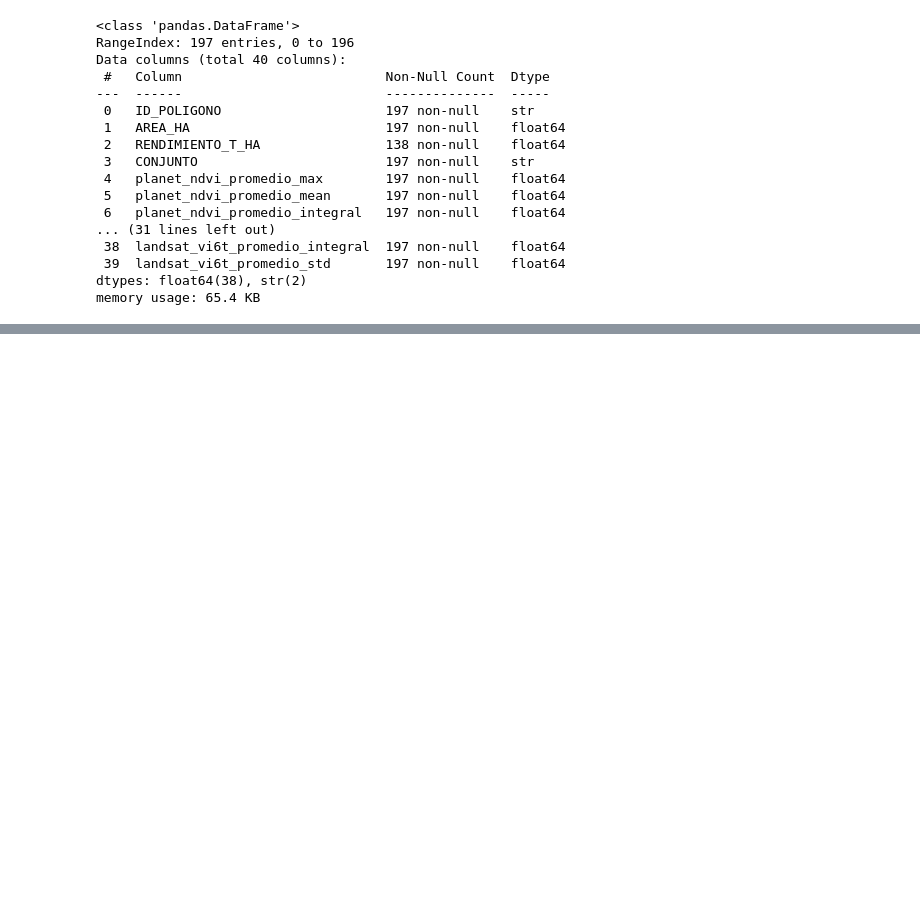
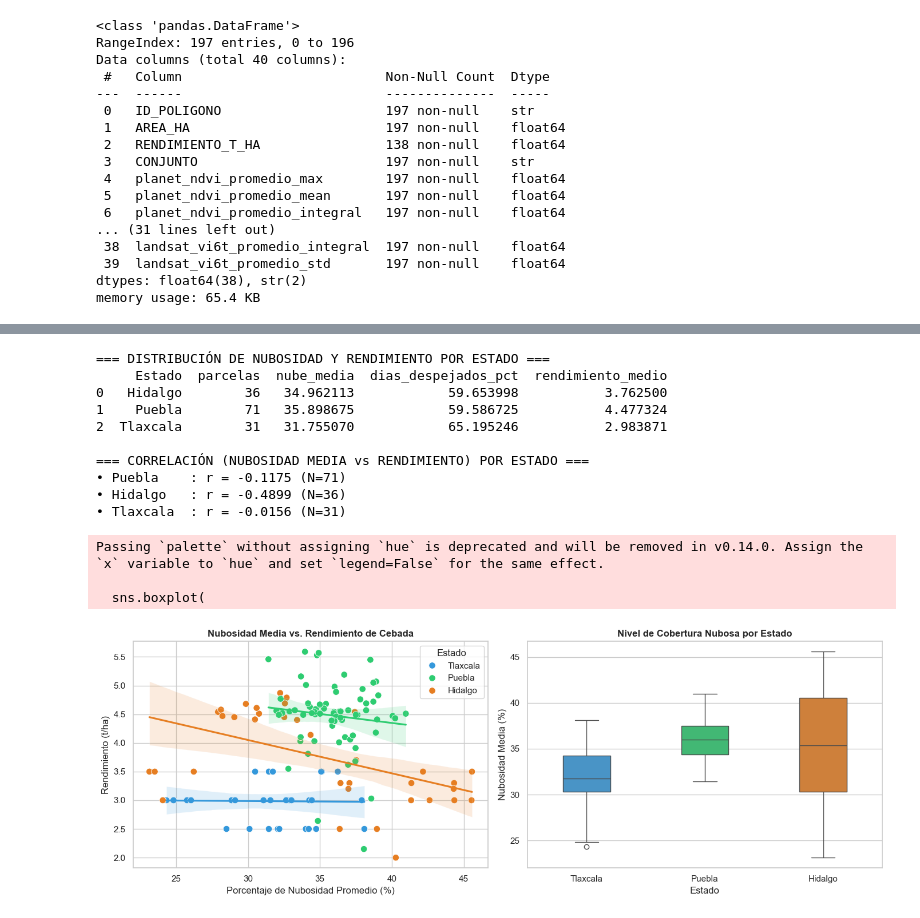
Before and after one commit to gerarsau07/AgroRaices, a Jupyter notebook: exploracion.ipynb, the cells around one changed output, grey strips where cells are left out. Drawn from its saved outputs; the diff is of its cells as text; code cells hidden in the pictures; blank space fills up the shorter version.

```diff
--- a/exploracion.ipynb
+++ b/exploracion.ipynb
@@ -525,0 +546,76 @@ memory usage: 65.4 KB
+# %%
+import matplotlib.pyplot as plt
+import seaborn as sns
+
+df_plot_nubes = df_nubes.dropna(subset=['RENDIMIENTO_T_HA']).copy()
+
+# A. Tabla resumen de nubosidad por estado
+resumen_nubes = df_plot_nubes.groupby('Estado').agg(
+    parcelas=('ID_POLIGONO', 'count'),
+    nube_media=('nube_mean', 'mean'),
+    dias_despejados_pct=('nube_dias_despejados', lambda x: x.mean() * 100),
+    rendimiento_medio=('RENDIMIENTO_T_HA', 'mean')
+).reset_index()
+
+print("=== DISTRIBUCIÓN DE NUBOSIDAD Y RENDIMIENTO POR ESTADO ===")
+print(resumen_nubes)
+
+# B. Correlaciones intra-estado (¿A mayor nubosidad, mayor o menor rendimiento?)
+print("\n=== CORRELACIÓN (NUBOSIDAD MEDIA vs RENDIMIENTO) POR ESTADO ===")
+for est in ['Puebla', 'Hidalgo', 'Tlaxcala']:
+    sub = df_plot_nubes[df_plot_nubes['Estado'] == est]
+    r = sub['nube_mean'].corr(sub['RENDIMIENTO_T_HA'])
+    print(f"• {est:<10}: r = {r:.4f} (N={len(sub)})")
+
+# C. Gráfica de Dispersión: Nubosidad vs Rendimiento
+fig, axes = plt.subplots(1, 2, figsize=(14, 5))
+sns.set_theme(style="whitegrid")
+
+# Dispersión general y por estado
+sns.scatterplot(
+    data=df_plot_nubes,
+    x='nube_mean',
+    y='RENDIMIENTO_T_HA',
+    hue='Estado',
+    palette={'Puebla': '#2ecc71', 'Hidalgo': '#e67e22', 'Tlaxcala': '#3498db'},
+    s=70,
+    ax=axes[0]
+)
+sns.regplot(data=df_plot_nubes[df_plot_nubes['Estado']=='Puebla'], x='nube_mean', y='RENDIMIENTO_T_HA', scatter=False, ax=axes[0], color='#2ecc71')
+sns.regplot(data=df_plot_nubes[df_plot_nubes['Estado']=='Hidalgo'], x='nube_mean', y='RENDIMIENTO_T_HA', scatter=False, ax=axes[0], color='#e67e22')
+sns.regplot(data=df_plot_nubes[df_plot_nubes['Estado']=='Tlaxcala'], x='nube_mean', y='RENDIMIENTO_T_HA', scatter=False, ax=axes[0], color='#3498db')
+
+axes[0].set_title("Nubosidad Media vs. Rendimiento de Cebada", fontweight='bold')
+axes[0].set_xlabel("Porcentaje de Nubosidad Promedio (%)")
+axes[0].set_ylabel("Rendimiento (t/ha)")
+
+# Boxplot por estado
+sns.boxplot(
+    data=df_plot_nubes,
+    x='Estado',
+    y='nube_mean',
+    palette={'Puebla': '#2ecc71', 'Hidalgo': '#e67e22', 'Tlaxcala': '#3498db'},
+    width=0.4,
+    ax=axes[1]
+)
+axes[1].set_title("Nivel de Cobertura Nubosa por Estado", fontweight='bold')
+axes[1].set_xlabel("Estado")
+axes[1].set_ylabel("Nubosidad Media (%)")
+
+plt.tight_layout()
+plt.show()
+# %% [output]
+=== DISTRIBUCIÓN DE NUBOSIDAD Y RENDIMIENTO POR ESTADO ===
+     Estado  parcelas  nube_media  dias_despejados_pct  rendimiento_medio
+0   Hidalgo        36   34.962113            59.653998           3.762500
+1    Puebla        71   35.898675            59.586725           4.477324
+2  Tlaxcala        31   31.755070            65.195246           2.983871
+
+=== CORRELACIÓN (NUBOSIDAD MEDIA vs RENDIMIENTO) POR ESTADO ===
+• Puebla    : r = -0.1175 (N=71)
+• Hidalgo   : r = -0.4899 (N=36)
+• Tlaxcala  : r = -0.0156 (N=31)
+Passing `palette` without assigning `hue` is deprecated and will be removed in v0.14.0. Assign the `x` variable to `hue` and set `legend=False` for the same effect.
+
+  sns.boxplot(
+[figure, added]
```
Also changed, not shown: parts of 15 cells of this notebook.
